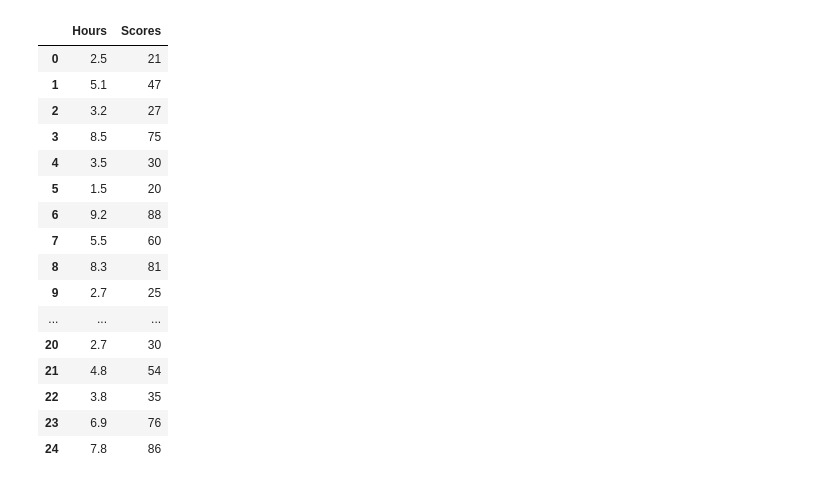
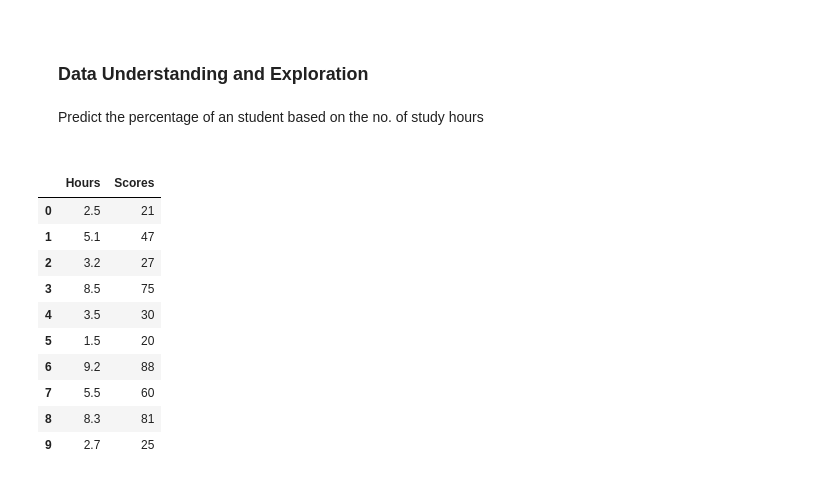
Before and after one commit to ali-hazan/the-sparks-foundation, a Jupyter notebook: Tasks/Task-1/notebook.ipynb, the cells around one changed output. Saved outputs shown, nothing was run; the diff lists cells and outputs as text; code cells hidden in the pictures.

```diff
--- a/Tasks/Task-1/notebook.ipynb
+++ b/Tasks/Task-1/notebook.ipynb
@@ -17,22 +20,21 @@ import matplotlib.pyplot as plt
+# %% [markdown]
+<div style ="padding: 20px; margin:10px 0px; box-shadow: 0 4px 8px 0 rgba(0,0,0,0.2);border-radius:10px">
+    <h3 style=" font-family: 'Courier New';margin-bottom:20px"> Data Understanding and Exploration</h3>
+    Predict the percentage of an student based on the no. of study hours
+</div>
 # %%
 dataset = pd.read_csv("data/student_scores.csv")
 # %%
-dataset
+dataset.head(10)
 # %% [output]
 |  | Hours | Scores |
 | 0 | 2.5 | 21 |
 | 1 | 5.1 | 47 |
 | 2 | 3.2 | 27 |
 | 3 | 8.5 | 75 |
 | 4 | 3.5 | 30 |
 | 5 | 1.5 | 20 |
 | 6 | 9.2 | 88 |
 | 7 | 5.5 | 60 |
 | 8 | 8.3 | 81 |
 | 9 | 2.7 | 25 |
-| ... | ... | ... |
-| 20 | 2.7 | 30 |
-| 21 | 4.8 | 54 |
-| 22 | 3.8 | 35 |
-| 23 | 6.9 | 76 |
-| 24 | 7.8 | 86 |
```
Also changed, not shown: parts of 16 cells of this notebook, 1 other file.
